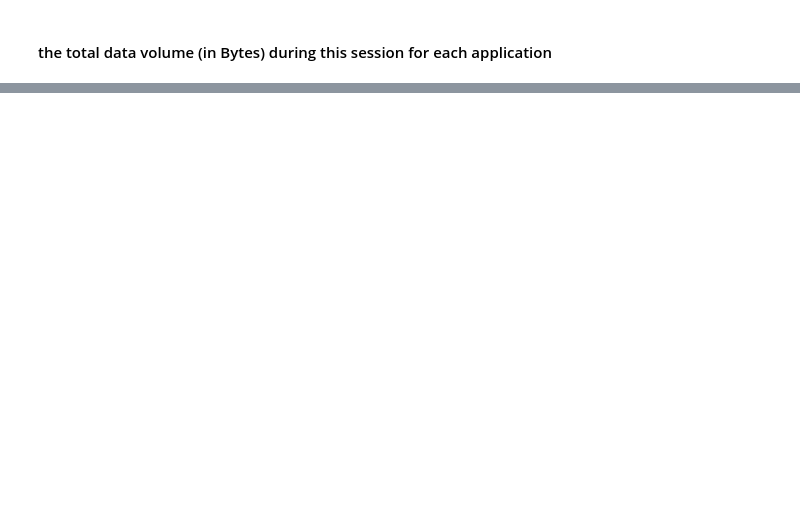
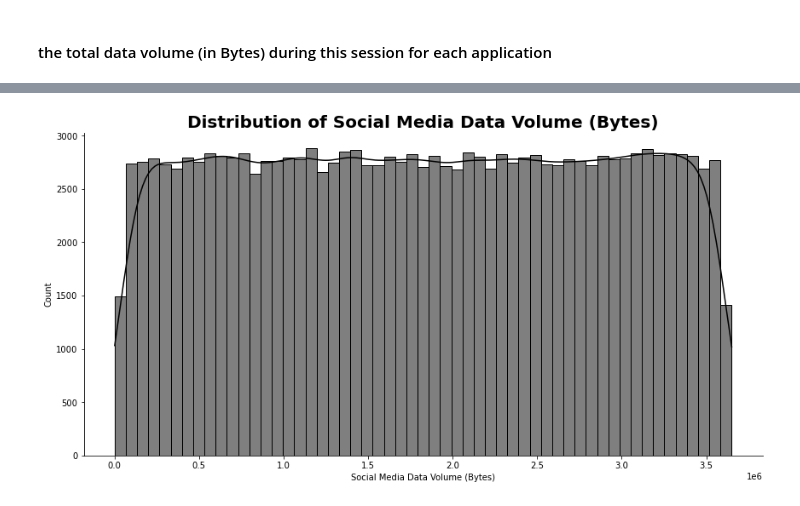
Before and after one commit to Danu-B/Telecom_Industry_User_Analytic, a Jupyter notebook: notebooks/Preprocessing_and_overview..ipynb, the cells around one changed output, grey strips where cells are left out. Cells and saved outputs as stored; diff of their text form; code cells hidden in the pictures; blank space fills up the shorter version.

```diff
--- a/notebooks/Preprocessing_and_overview..ipynb
+++ b/notebooks/Preprocessing_and_overview..ipynb
@@ -651,0 +728,4 @@ Name: Handset Manufacturer, Length: 171, dtype: int64
+# %%
+plot_hist(db, 'Social Media Data Volume (Bytes)', 'black')
+# %% [output]
+[figure, added]
```
Also changed, not shown: parts of 29 cells of this notebook, 1 other file.
